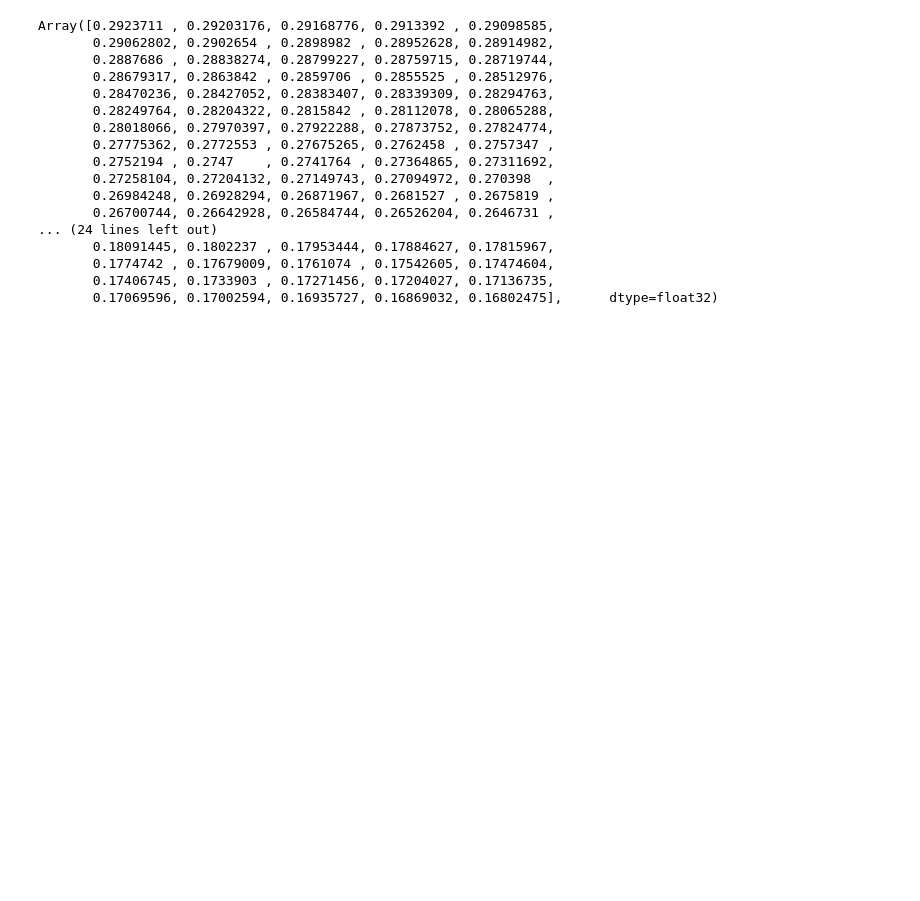
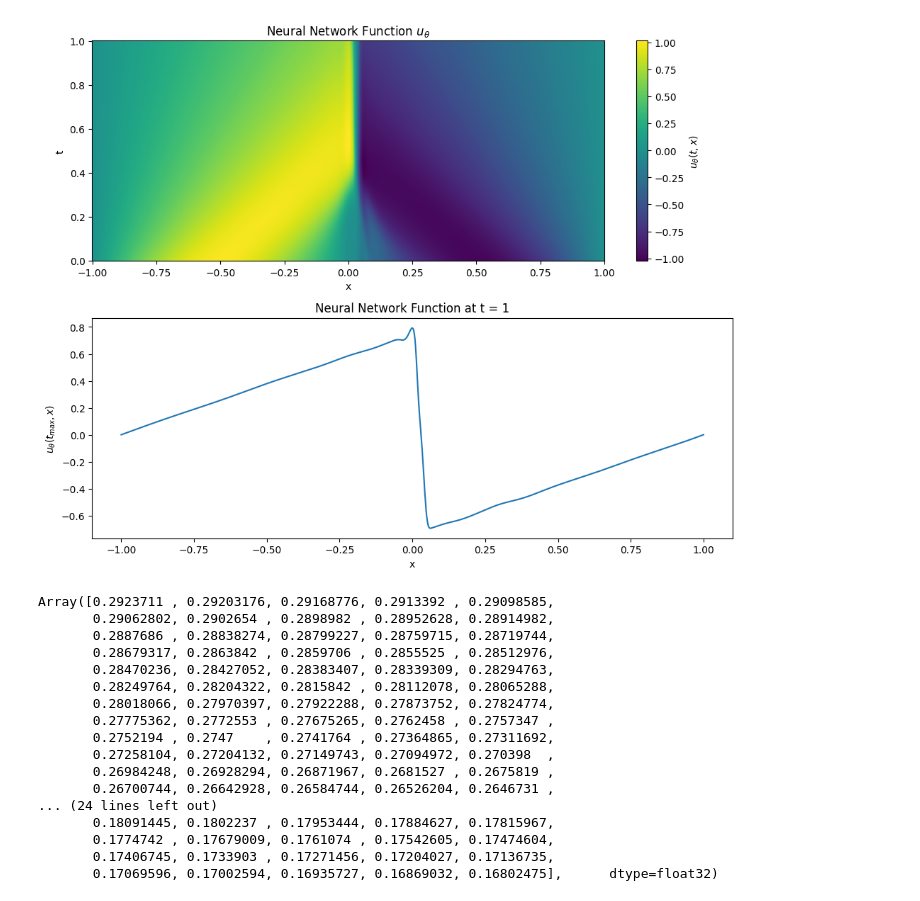
Before and after one commit to HaoLi-HL/NN-HCL, a Jupyter notebook: Code/minmax_opt_mgnn_burgers.ipynb, the cells around one changed output. Drawn from its saved outputs; the diff is of its cells as text; code cells hidden in the pictures; blank space fills up the shorter version.

```diff
--- a/Code/minmax_opt_mgnn_burgers.ipynb
+++ b/Code/minmax_opt_mgnn_burgers.ipynb
@@ -91,10 +97,11 @@ optProb = MinMaxOptProb(
     t_min=0, t_max=1, x_min=-1, x_max=1,
     project='minmax_mgnn_burgers_inti_sin',
     hidden_dims_list=[(40, 40), (40, 40), (40, 40), (40, 40)],
-    init_lrs=[1e-3, 1e-3, 1e-3, 1e-3], grade_epochs=[5000, 5000, 5000, 5000], decay_rates=[1e-4, 1e-4, 1e-4, 1e-4], init_lr_stage2=1e-3, epoch_stage2=10000, decay_rate_stage2=1e-3,
+    init_lrs=[1e-3, 1e-3, 1e-3, 1e-3], grade_epochs=[50000, 50000, 50000, 50000], decay_rates=[1e-4, 1e-4, 1e-4, 1e-4], init_lr_stage2=1e-3, epoch_stage2=100000, decay_rate_stage2=1e-3,
     seed=0,
     u0=u0, u1=u1, u2=u2,
     nu=0.01,
     res_visc=res_visc,
     res=res,
+    f_opt_kh=5,
 )
@@ -117,7 +157,5 @@ Grade 0, Iter 0, loss_eqn: 0.94238180, loss_ibc: 0.55618793
 # %%
-key = jax.random.key(0)
-X = 100*jax.random.normal(key, (10000,2))
-net_u = lambda tx: optProb.model.forward(tx).squeeze()
-u_eval = jit(vmap(net_u, in_axes=0))
-u_eval1 = jit(net_u)
+plot_u_theta(optProb.model, M_t=500, M_x=1000, t_min=0.0, t_max=1, x_min=-1.0, x_max=1.0)  # Plot initial model state
+# %% [output]
+[figure, added]
 # %%
```
Also changed, not shown: parts of 6 cells of this notebook, 50 other files.
